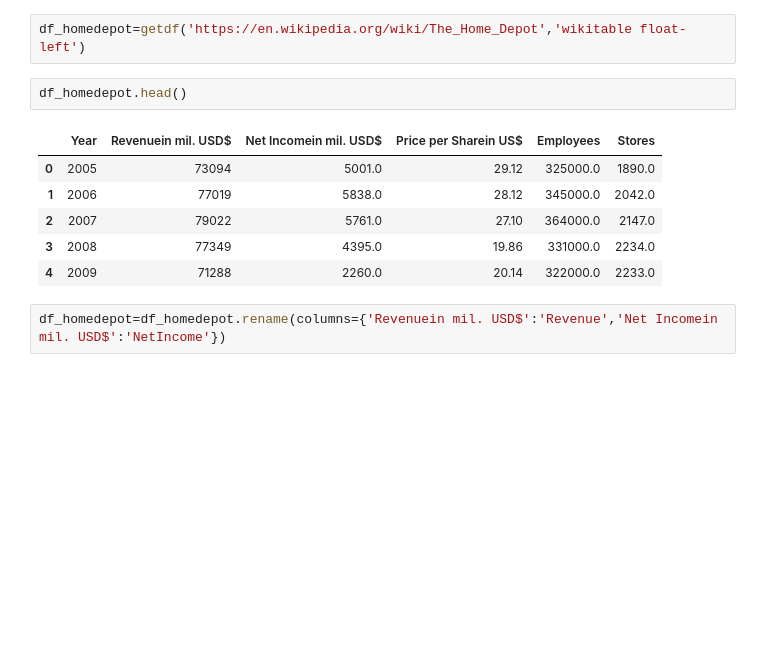
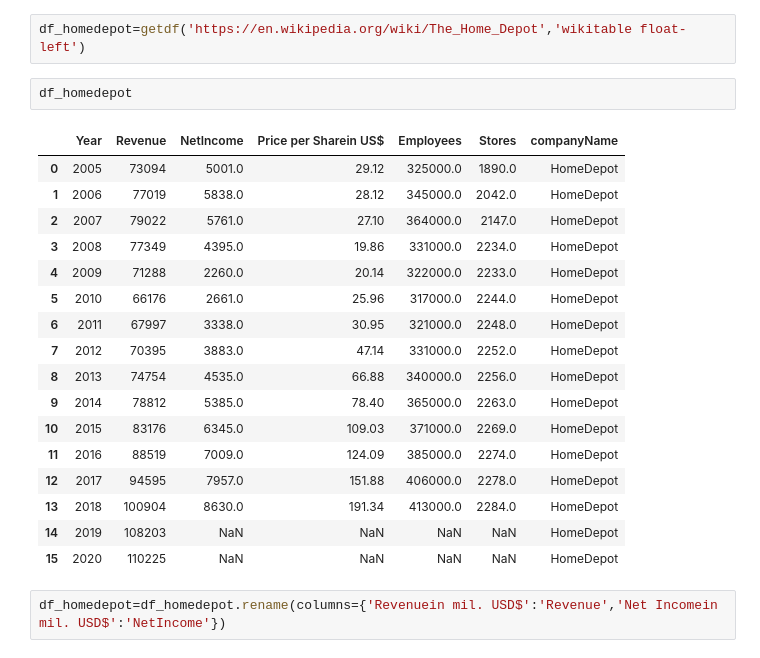
Before and after one commit to aswani848/6830project3, a Jupyter notebook: 6830Project3-1.ipynb, the cells around one changed output. Cells and saved outputs as stored; diff of their text form; blank space fills up the shorter version.

```diff
--- a/6830Project3-1.ipynb
+++ b/6830Project3-1.ipynb
@@ -272,14 +372,25 @@ df_costco
 # %%
 df_homedepot=getdf('https://en.wikipedia.org/wiki/The_Home_Depot','wikitable float-left')
 # %%
-df_homedepot.head()
+df_homedepot
 # %% [output]
-|  | Year | Revenuein mil. USD$ | Net Incomein mil. USD$ | Price per Sharein US$ | Employees | Stores |
-| 0 | 2005 | 73094 | 5001.0 | 29.12 | 325000.0 | 1890.0 |
-| 1 | 2006 | 77019 | 5838.0 | 28.12 | 345000.0 | 2042.0 |
-| 2 | 2007 | 79022 | 5761.0 | 27.10 | 364000.0 | 2147.0 |
-| 3 | 2008 | 77349 | 4395.0 | 19.86 | 331000.0 | 2234.0 |
-| 4 | 2009 | 71288 | 2260.0 | 20.14 | 322000.0 | 2233.0 |
+|  | Year | Revenue | NetIncome | Price per Sharein US$ | Employees | Stores | companyName |
+| 0 | 2005 | 73094 | 5001.0 | 29.12 | 325000.0 | 1890.0 | HomeDepot |
+| 1 | 2006 | 77019 | 5838.0 | 28.12 | 345000.0 | 2042.0 | HomeDepot |
+| 2 | 2007 | 79022 | 5761.0 | 27.10 | 364000.0 | 2147.0 | HomeDepot |
+| 3 | 2008 | 77349 | 4395.0 | 19.86 | 331000.0 | 2234.0 | HomeDepot |
+| 4 | 2009 | 71288 | 2260.0 | 20.14 | 322000.0 | 2233.0 | HomeDepot |
+| 5 | 2010 | 66176 | 2661.0 | 25.96 | 317000.0 | 2244.0 | HomeDepot |
+| 6 | 2011 | 67997 | 3338.0 | 30.95 | 321000.0 | 2248.0 | HomeDepot |
+| 7 | 2012 | 70395 | 3883.0 | 47.14 | 331000.0 | 2252.0 | HomeDepot |
+| 8 | 2013 | 74754 | 4535.0 | 66.88 | 340000.0 | 2256.0 | HomeDepot |
+| 9 | 2014 | 78812 | 5385.0 | 78.40 | 365000.0 | 2263.0 | HomeDepot |
+| 10 | 2015 | 83176 | 6345.0 | 109.03 | 371000.0 | 2269.0 | HomeDepot |
+| 11 | 2016 | 88519 | 7009.0 | 124.09 | 385000.0 | 2274.0 | HomeDepot |
+| 12 | 2017 | 94595 | 7957.0 | 151.88 | 406000.0 | 2278.0 | HomeDepot |
+| 13 | 2018 | 100904 | 8630.0 | 191.34 | 413000.0 | 2284.0 | HomeDepot |
+| 14 | 2019 | 108203 | NaN | NaN | NaN | NaN | HomeDepot |
+| 15 | 2020 | 110225 | NaN | NaN | NaN | NaN | HomeDepot |
 # %%
 df_homedepot=df_homedepot.rename(columns={'Revenuein mil. USD$':'Revenue','Net Incomein mil. USD$':'NetIncome'})
 # %%
```
Also changed, not shown: parts of 35 cells of this notebook.
